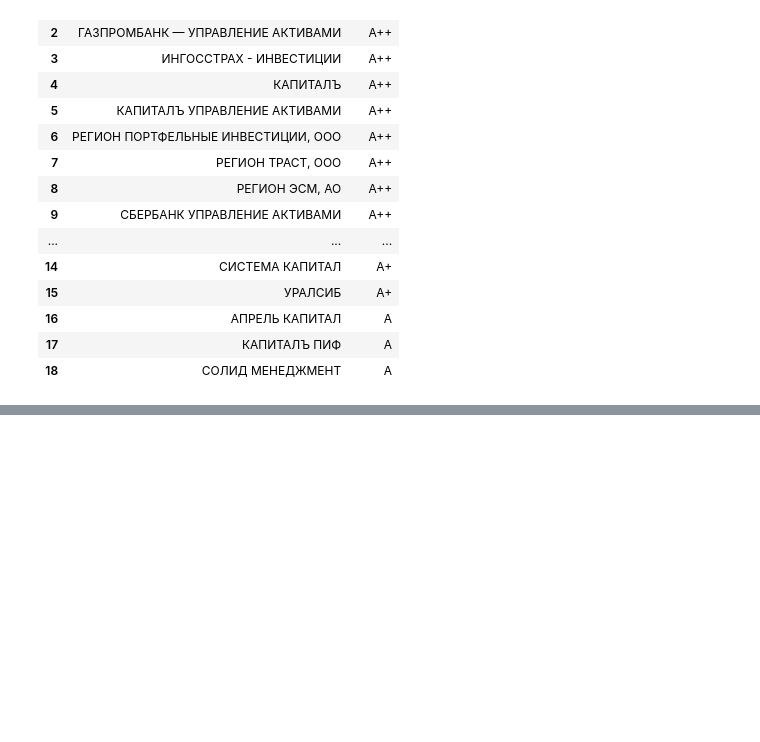
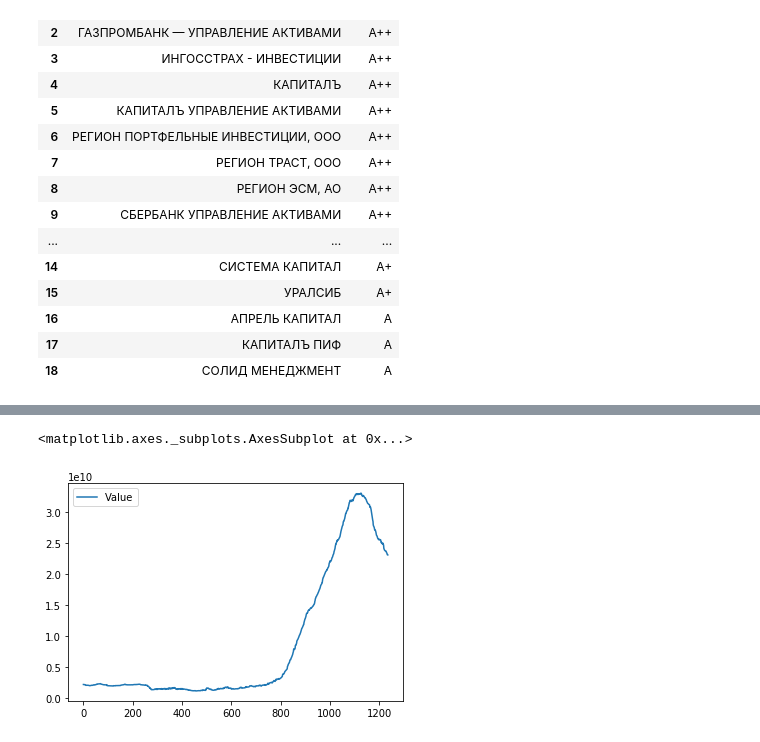
Before and after one commit to gaarutyunov/Mutual_Funds, a Jupyter notebook: web_scrapping.ipynb, the cells around one changed output, grey strips where cells are left out. Drawn from its saved outputs; the diff is of its cells as text; code cells hidden in the pictures; blank space fills up the shorter version.

```diff
--- a/web_scrapping.ipynb
+++ b/web_scrapping.ipynb
@@ -157,0 +187,18 @@ if data:
+# %%
+url_2 = test_url + '?action=chartData&data_key=' + data_key[0] + '&date_from=' + date_from
+req = urllib2.Request(url_2, None, {'Content-Type': 'application/json'})
+response = urllib2.urlopen(req)
+data = response.read()
+
+if data:
+    json_nav = json.loads(data)
+# %%
+fund_nav = json_nav['data']
+fund_navs = pd.DataFrame(columns=['Date', 'Value'])
+
+for i in range(0, len(fund_nav)):
+    date = fund_nav[i][0]
+    date = dt.datetime.utcfromtimestamp(date / 1e3)
+    date_formatted = date.strftime(date_format)
+    value = fund_nav[i][1]
+    fund_navs.loc[i] = [date_formatted, value]
@@ -157,0 +218,5 @@ if data:
+# %%
+fund_navs.plot.line()
+# %% [output]
+<matplotlib.axes._subplots.AxesSubplot at 0x...>
+[figure, added]
```
Also changed, not shown: parts of 10 cells of this notebook, 3 other files.
